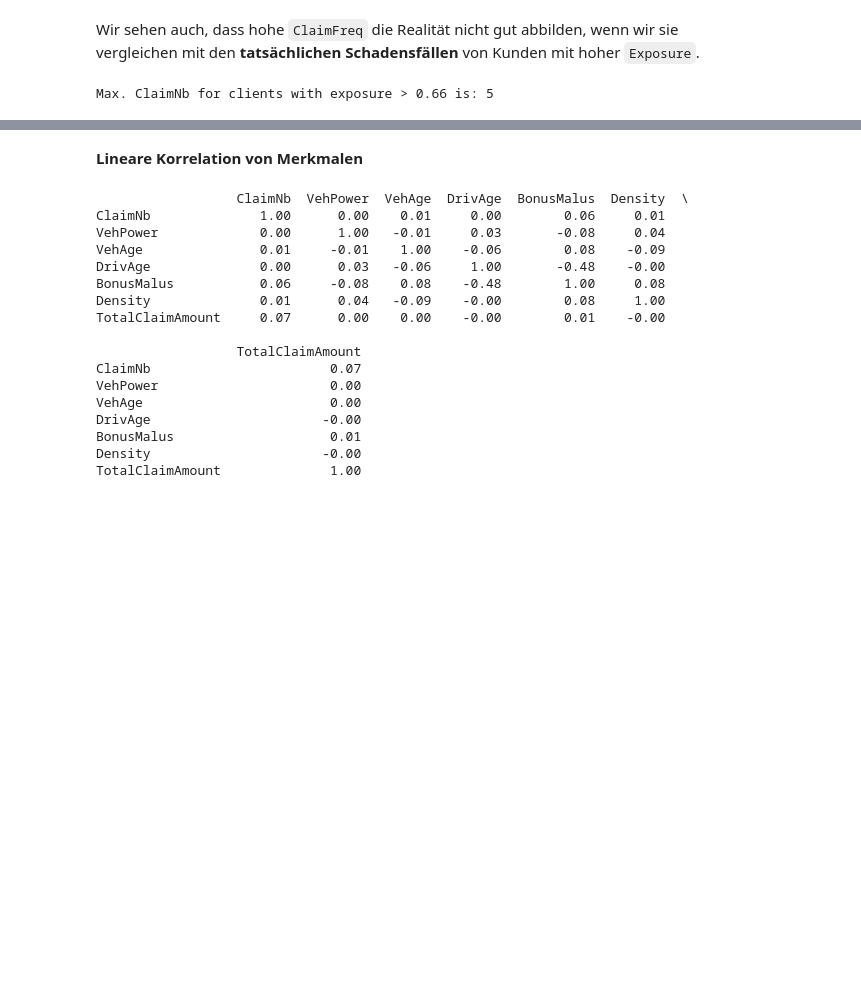
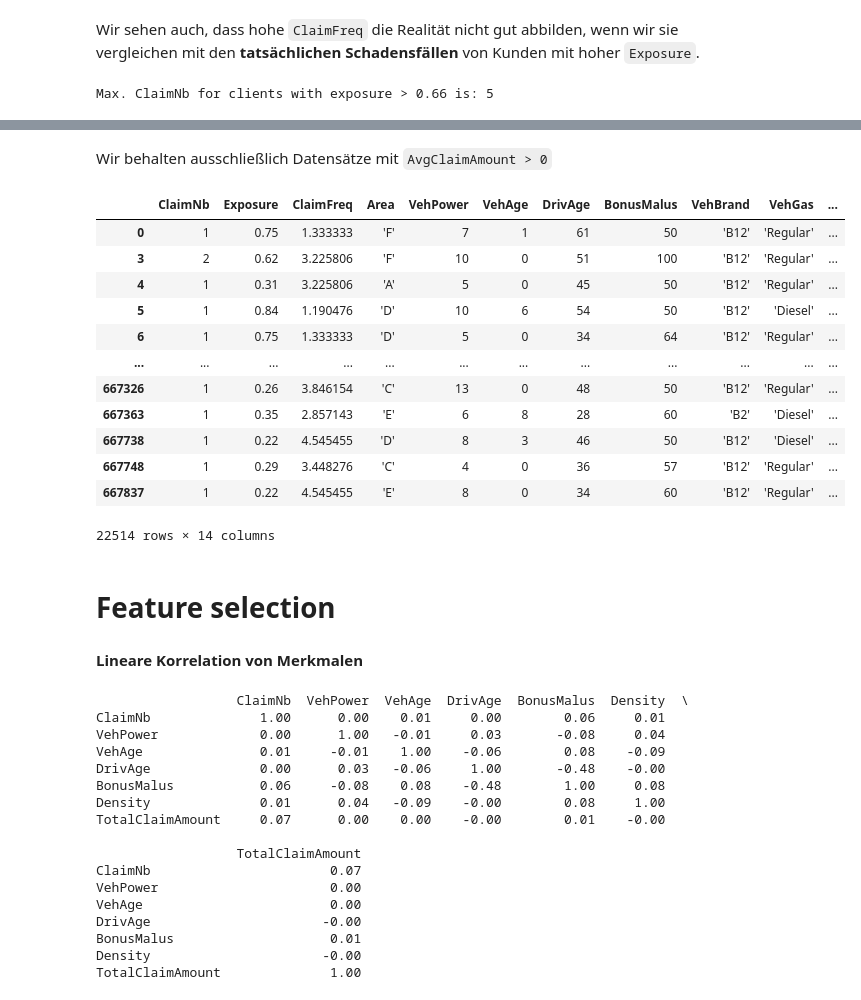
Before and after one commit to mvaassen/axa-data-challenge, a Jupyter notebook: AXADataChallenge/presentation.ipynb, the cells around one changed output, grey strips where cells are left out. Cells and saved outputs as stored; diff of their text form; code cells hidden in the pictures; blank space fills up the shorter version.

````diff
--- a/AXADataChallenge/presentation.ipynb
+++ b/AXADataChallenge/presentation.ipynb
@@ -270,0 +283,19 @@ if not conservative_flag:
+# %% [markdown]
+Wir behalten ausschließlich Datensätze mit ```AvgClaimAmount > 0```
+# %%
+data_avgclaimsev = data_claimnb[data_claimnb["AvgClaimAmount"] > 0].copy()
+data_avgclaimsev
+# %% [output]
+|  | ClaimNb | Exposure | ClaimFreq | Area | VehPower | VehAge | DrivAge | BonusMalus | VehBrand | VehGas | ... |
+| 0 | 1 | 0.75 | 1.333333 | 'F' | 7 | 1 | 61 | 50 | 'B12' | 'Regular' | ... |
+| 3 | 2 | 0.62 | 3.225806 | 'F' | 10 | 0 | 51 | 100 | 'B12' | 'Regular' | ... |
+| 4 | 1 | 0.31 | 3.225806 | 'A' | 5 | 0 | 45 | 50 | 'B12' | 'Regular' | ... |
+| 5 | 1 | 0.84 | 1.190476 | 'D' | 10 | 6 | 54 | 50 | 'B12' | 'Diesel' | ... |
+| 6 | 1 | 0.75 | 1.333333 | 'D' | 5 | 0 | 34 | 64 | 'B12' | 'Regular' | ... |
+| ... | ... | ... | ... | ... | ... | ... | ... | ... | ... | ... | ... |
+| 667326 | 1 | 0.26 | 3.846154 | 'C' | 13 | 0 | 48 | 50 | 'B12' | 'Regular' | ... |
+| 667363 | 1 | 0.35 | 2.857143 | 'E' | 6 | 8 | 28 | 60 | 'B2' | 'Diesel' | ... |
+| 667738 | 1 | 0.22 | 4.545455 | 'D' | 8 | 3 | 46 | 50 | 'B12' | 'Diesel' | ... |
+| 667748 | 1 | 0.29 | 3.448276 | 'C' | 4 | 0 | 36 | 57 | 'B12' | 'Regular' | ... |
+| 667837 | 1 | 0.22 | 4.545455 | 'E' | 8 | 0 | 34 | 60 | 'B12' | 'Regular' | ... |
+22514 rows × 14 columns
@@ -271,3 +309,5 @@ if not conservative_flag:
+# %% [markdown]
+# Feature selection
 # %% [markdown]
 **Lineare Korrelation von Merkmalen**
 # %%
````
Also changed, not shown: parts of 17 cells of this notebook, 1 other file.
